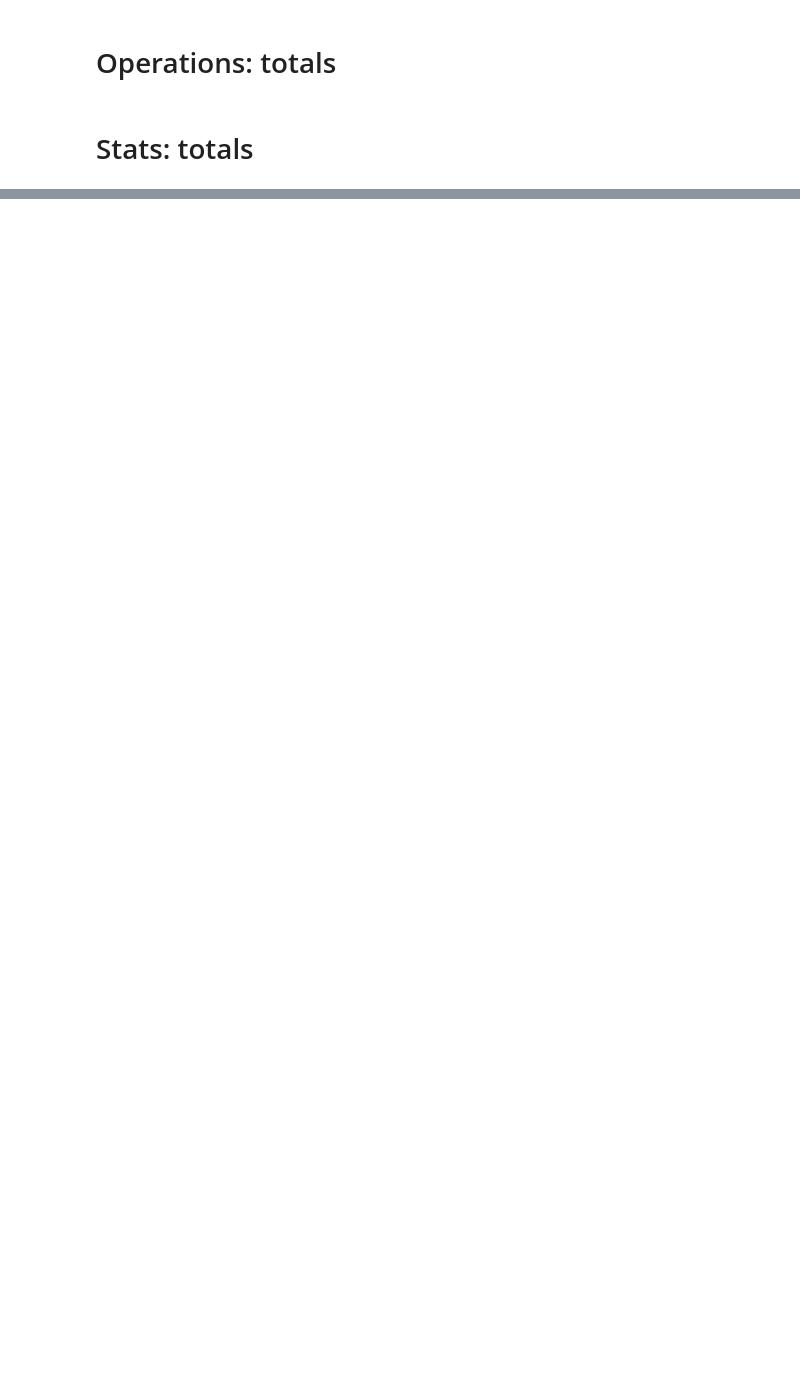
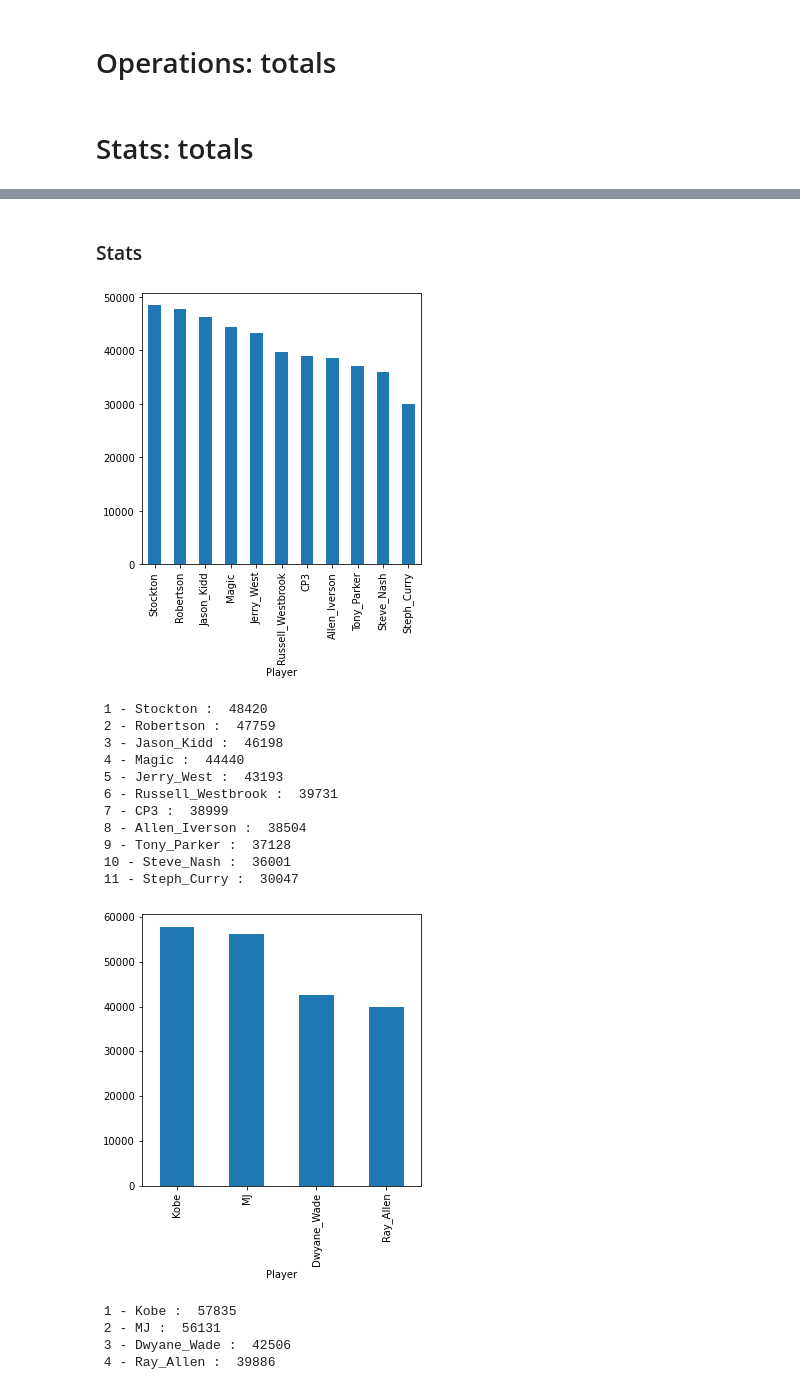
Before and after one commit to Justsecret123/NBA-Players-Stats-analysis, a Jupyter notebook: Players_stats _with_panda.ipynb, the cells around one changed output, grey strips where cells are left out. Drawn from its saved outputs; the diff is of its cells as text; code cells hidden in the pictures; blank space fills up the shorter version.

```diff
--- a/Players_stats _with_panda.ipynb
+++ b/Players_stats _with_panda.ipynb
@@ -14,0 +36,4 @@ playoffs = playoffs.set_index('Player')
+# %%
+totals = regular_season + playoffs
+totals["Primary Position"] = np.int64(totals["Primary Position"]*0.5)
+totals.head()
@@ -14,0 +50,3 @@ playoffs = playoffs.set_index('Player')
+# %%
+point_guards = totals[totals["Primary Position"]==1]
+point_guards.head(3)
@@ -14,0 +61,3 @@ playoffs = playoffs.set_index('Player')
+# %%
+shooting_guards = totals[totals["Primary Position"] == 2]
+shooting_guards.head(3)
@@ -276,0 +412,49 @@ Total execution time:  4.063955307006836  seconds.
+# %%
+def TotalsByPosition_Guards():
+
+    pg_totals = point_guards.sum(axis=1)
+    sg_totals = shooting_guards.sum(axis=1)
+
+
+    t = pg_totals.sort_values(ascending=False)
+    plt.figure(figsize=[5,5])
+    t.plot.bar()
+    plt.show()
+
+    ordered = pg_totals.sort_values(ascending=False)
+    size = ordered.shape[0]
+    for i in range(size):
+        print(f' {i+1} - {ordered.index[i]} :  {ordered.values[i]}')
+
+
+    t = sg_totals.sort_values(ascending=False)
+    plt.figure(figsize=[5,5])
+    t.plot.bar()
+    plt.show()
+
+    ordered = sg_totals.sort_values(ascending=False)
+    size = ordered.shape[0]
+    for i in range(size):
+        print(f' {i+1} - {ordered.index[i]} :  {ordered.values[i]}')
+# %% [markdown]
+<h3> Stats </h3>
+# %%
+TotalsByPosition_Guards()
+# %% [output]
+[figure, added]
+ 1 - Stockton :  48420
+ 2 - Robertson :  47759
+ 3 - Jason_Kidd :  46198
+ 4 - Magic :  44440
+ 5 - Jerry_West :  43193
+ 6 - Russell_Westbrook :  39731
+ 7 - CP3 :  38999
+ 8 - Allen_Iverson :  38504
+ 9 - Tony_Parker :  37128
+ 10 - Steve_Nash :  36001
+ 11 - Steph_Curry :  30047
+[figure, added]
+ 1 - Kobe :  57835
+ 2 - MJ :  56131
+ 3 - Dwyane_Wade :  42506
+ 4 - Ray_Allen :  39886
```
Also changed, not shown: parts of 54 cells of this notebook, 3 other files.
